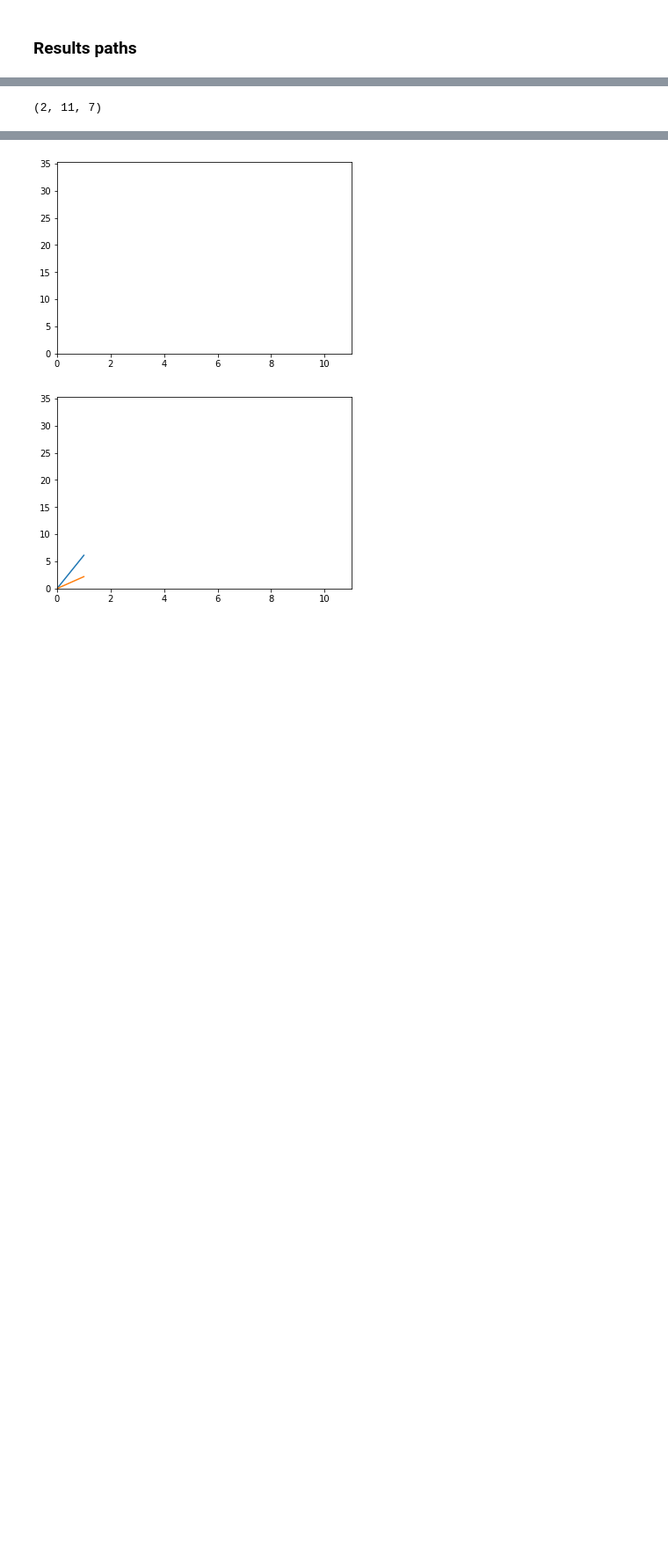
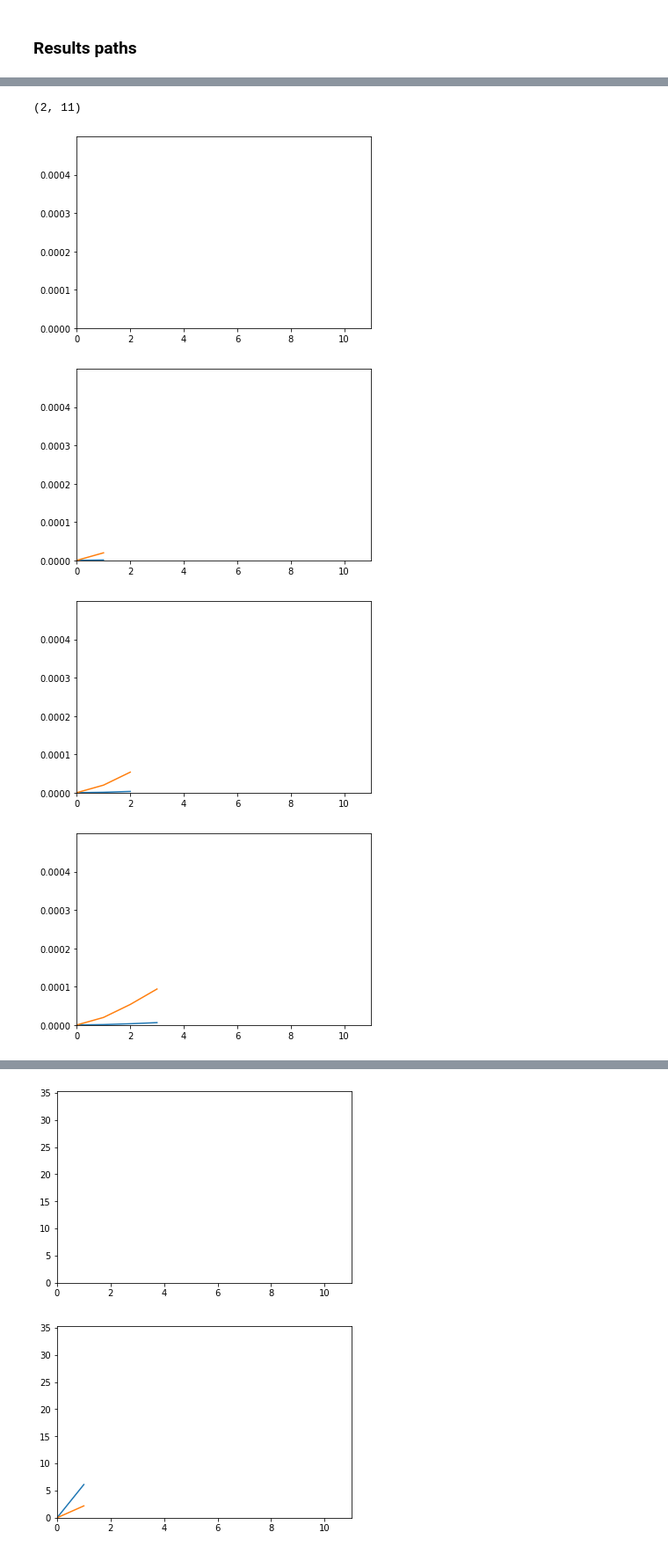
Before and after one commit to udaykusupati/ActuationUmbrellaMeshes, a Jupyter notebook: python/actuation_experiments/RG_Images.ipynb, the cells around one changed output, grey strips where cells are left out. Shown at 88% size. Drawn from its saved outputs; the diff is of its cells as text; code cells hidden in the pictures; blank space fills up the shorter version.

```diff
--- a/python/actuation_experiments/RG_Images.ipynb
+++ b/python/actuation_experiments/RG_Images.ipynb
@@ -71,3 +120,21 @@ array([[[7.09472542e-06, 2.79964086e-05, 7.46034834e-05, 7.45446648e-05,
 # %%
+datas = energies
+np.array(datas).shape
 # %% [output]
-(2, 11, 7)
+(2, 11)
+# %%
+
+max_y = 1.05*np.array(datas).max()
+max_x = np.array(datas).shape[1]
+e = []
+for d_ in np.array(datas).transpose():
+    e.append(d_)
+    _, ax = plt.subplots()
+    ax.set_ylim(0, max_y)
+    ax.set_xlim(0, max_x)
+    ax.plot(e)
+# %% [output]
+[figure, added]
+[figure, added]
+[figure, added]
+[figure, added]
```
Also changed, not shown: parts of 12 cells of this notebook, 8 other files.
